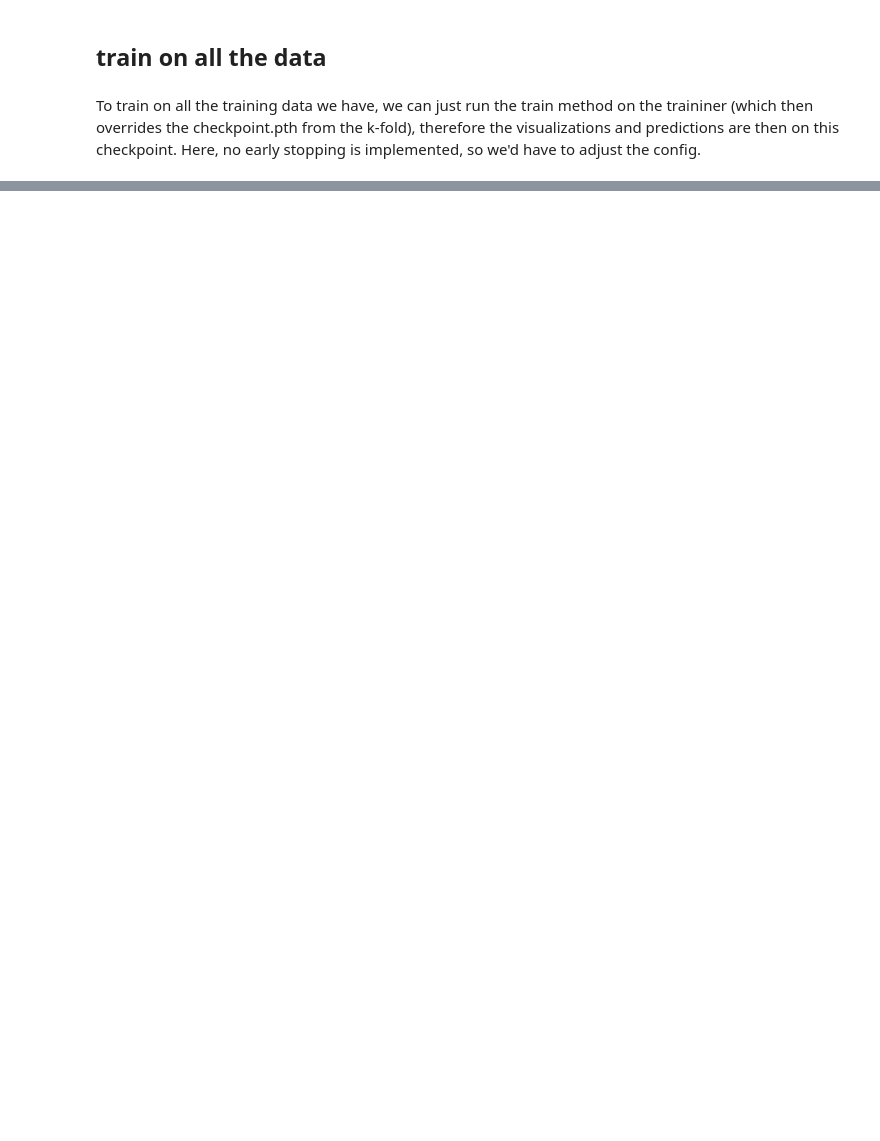
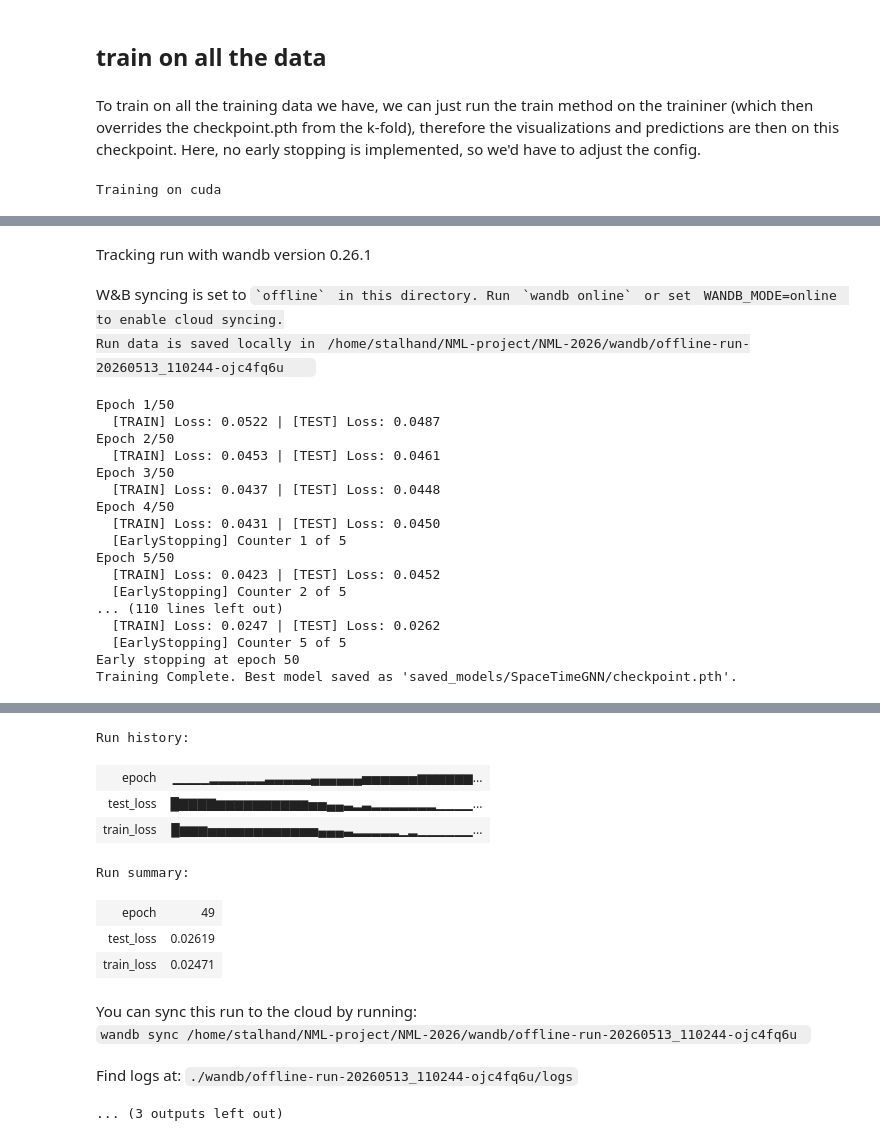
Before and after one commit to simy46/NML-2026, a Jupyter notebook: main.ipynb, the cells around one changed output, grey strips where cells are left out. Saved outputs shown, nothing was run; the diff lists cells and outputs as text; code cells hidden in the pictures; blank space fills up the shorter version.

```diff
--- a/main.ipynb
+++ b/main.ipynb
@@ -59,9 +71,14 @@ Avg. test loss over folds: 0.05457616532221436
 # %% [markdown]
 To train on all the training data we have, we can just run the train method on the traininer (which then overrides the checkpoint.pth from the k-fold), therefore the visualizations and predictions are then on this checkpoint. Here, no early stopping is implemented, so we'd have to adjust the config.
 # %%
-cfg = Config(path="config/heteroSTGCN.yaml").load()
+from config.config import Config
+from nba import NBATrainer, NBASubmission, NBAVisualizer
+
+cfg = Config(path="config/spacetime_gnn.yaml").load()
 trainer = NBATrainer(cfg)
 
-trainer.train()
+trainer.train_with_early_stopping()
 sub = NBASubmission(cfg, trainer)
 sub.create()
+# %% [output]
+Training on cuda
@@ -67,0 +86,20 @@ sub.create()
+Tracking run with wandb version 0.26.1
+W&B syncing is set to `offline` in this directory. Run `wandb online` or set WANDB_MODE=online to enable cloud syncing.
+Run data is saved locally in /home/stalhand/NML-project/NML-2026/wandb/offline-run-20260513_110244-ojc4fq6u
+Epoch 1/50
+  [TRAIN] Loss: 0.0522 | [TEST] Loss: 0.0487
+Epoch 2/50
+  [TRAIN] Loss: 0.0453 | [TEST] Loss: 0.0461
+Epoch 3/50
+  [TRAIN] Loss: 0.0437 | [TEST] Loss: 0.0448
+Epoch 4/50
+  [TRAIN] Loss: 0.0431 | [TEST] Loss: 0.0450
+  [EarlyStopping] Counter 1 of 5
+Epoch 5/50
+  [TRAIN] Loss: 0.0423 | [TEST] Loss: 0.0452
+  [EarlyStopping] Counter 2 of 5
+... (110 lines left out)
+  [TRAIN] Loss: 0.0247 | [TEST] Loss: 0.0262
+  [EarlyStopping] Counter 5 of 5
+Early stopping at epoch 50
+Training Complete. Best model saved as 'saved_models/SpaceTimeGNN/checkpoint.pth'.
@@ -67,0 +107,12 @@ sub.create()
+Run history:
+| epoch | ▁▁▁▁▂▂▂▂▂▂▃▃▃▃▃▄▄▄▄▄▄▅▅▅▅▅▅▆▆▆▆▆▆... |
+| test_loss | █▇▇▇▇▆▆▆▆▆▆▆▆▆▆▅▅▄▄▃▂▃▂▂▂▂▂▂▂▁▁▁▁... |
+| train_loss | █▆▆▆▅▅▅▅▅▅▅▅▅▅▅▅▄▄▄▃▂▂▂▂▂▁▂▁▁▁▁▁▁... |
+Run summary:
+| epoch | 49 |
+| test_loss | 0.02619 |
+| train_loss | 0.02471 |
+You can sync this run to the cloud by running:
+wandb sync /home/stalhand/NML-project/NML-2026/wandb/offline-run-20260513_110244-ojc4fq6u
+Find logs at: ./wandb/offline-run-20260513_110244-ojc4fq6u/logs
+... (3 outputs left out)
```
Also changed, not shown: parts of 6 cells of this notebook, 2 other files.
